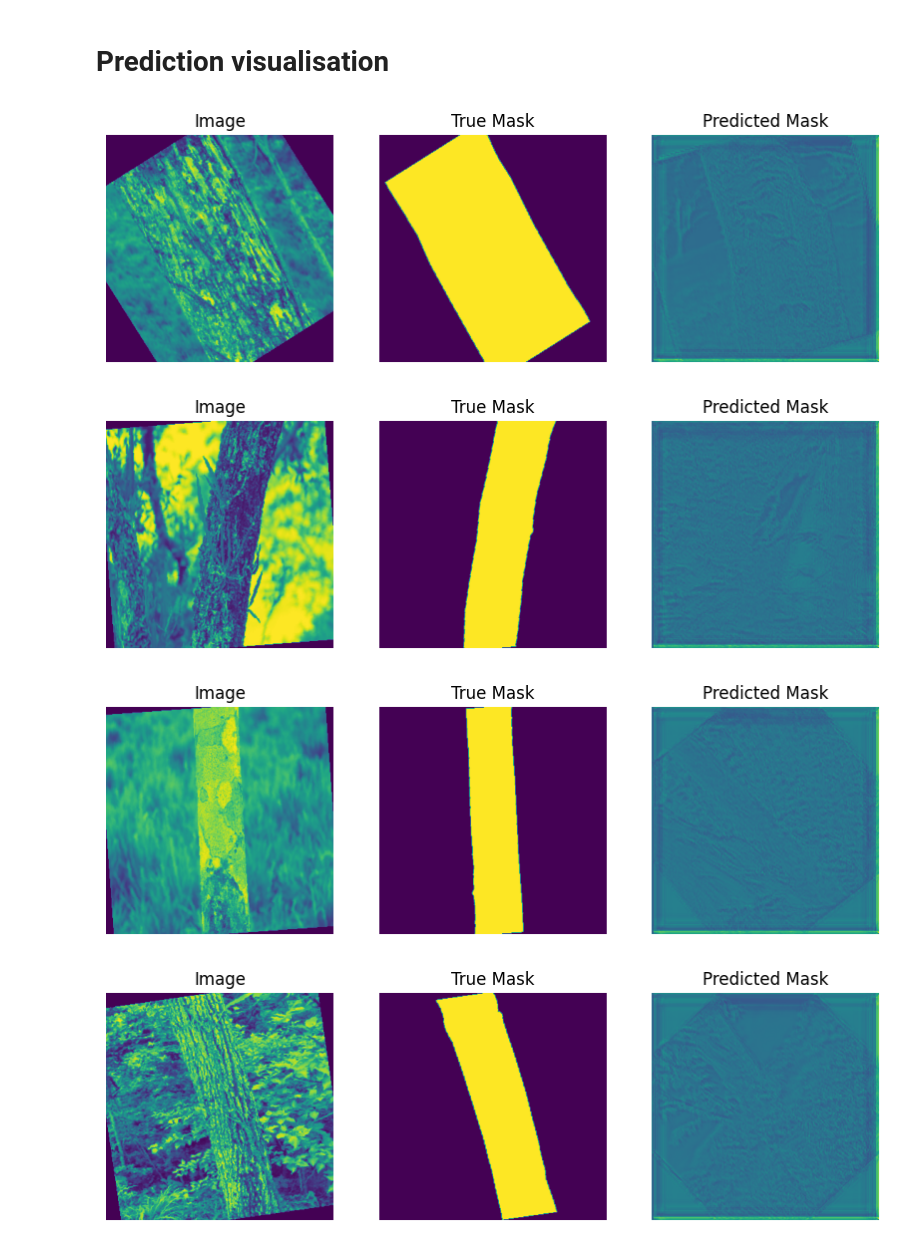
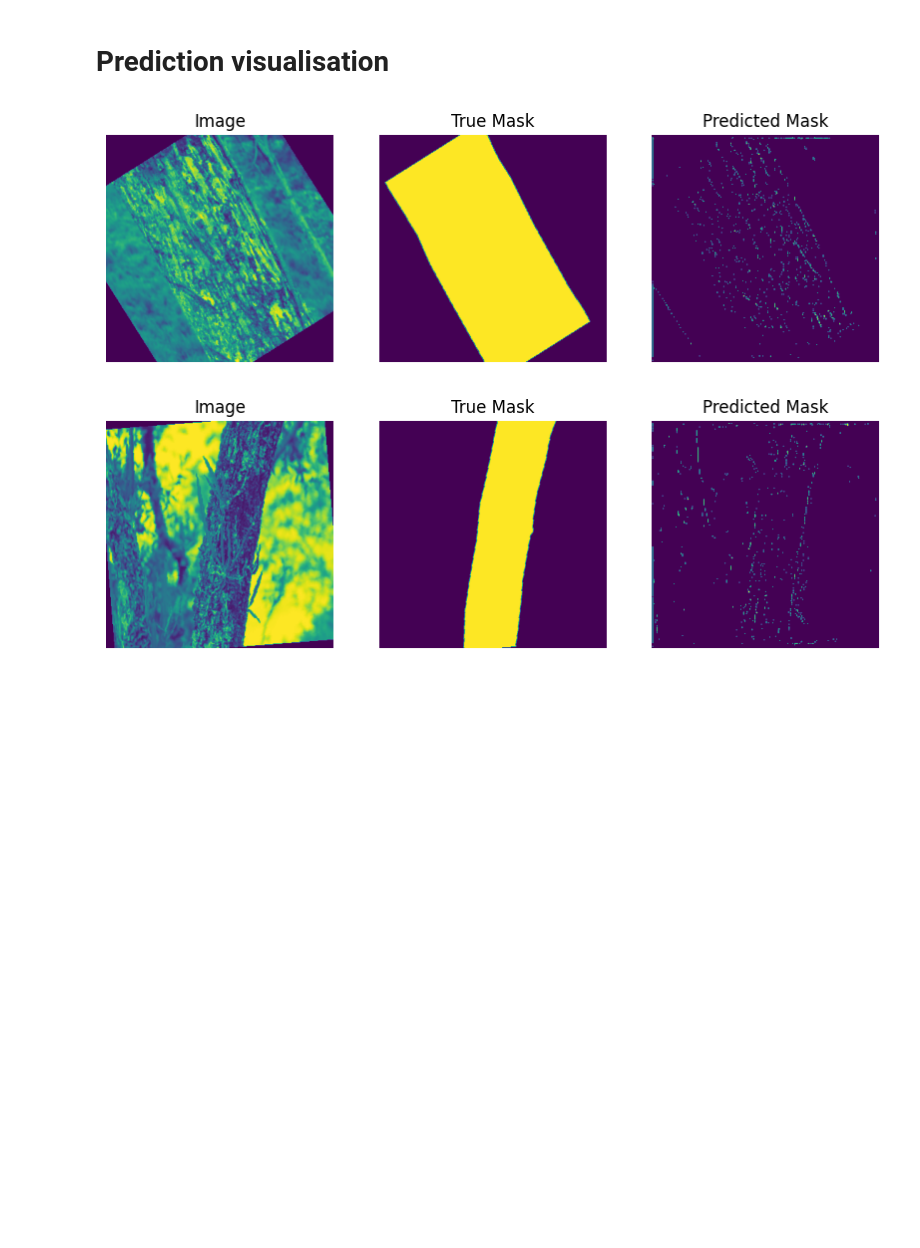
Before and after one commit to GeoKauko/TheNavySeals, a Jupyter notebook: 2_Seal_detection.ipynb, the cells around one changed output. Saved outputs shown, nothing was run; the diff lists cells and outputs as text; code cells hidden in the pictures; blank space fills up the shorter version.

Commit message:
Visualisation of prediction, something is strange with the threshold

```diff
--- a/2_Seal_detection.ipynb
+++ b/2_Seal_detection.ipynb
@@ -222,7 +222,7 @@ Unet(
 )
 # %%
 learning_rate = 0.00001
-num_epochs = 5
+num_epochs = 20
 
 # Define the loss function and optimizer
 #Tversky loss https://www.kaggle.com/code/bigironsphere/loss-function-library-keras-pytorch
@@ -314,38 +329,45 @@ Epoch 5/5, Train Loss: 0.6517, Test Loss: 0.7022
 # Prediction visualisation
 # %%
 model.eval()
+
+# Run the model on the test data
+all_outputs = []
 
 for image, mask in test_loader:
     image, mask = image.to(device), mask.to(device)
     outputs = model(image)
+    outputs = torch.sigmoid(outputs)  # Assuming the output is a logit
+    outputs = outputs.cpu().detach()
+    all_outputs.append(outputs)
 
-outputs = torch.sigmoid(outputs)  # Assuming the output is a logit
-outputs = outputs.cpu().detach()
+# Concatenate all outputs to match the dataset size
+all_outputs = torch.cat(all_outputs, dim=0)
 # %%
-for i in range(len(outputs)):
+for i in range(len(outputs[:2])):
 
   # Set visualization variables
   image, mask = test_dataset[i]
-  pred = outputs[i]
+  pred = all_outputs[i]  # Convert from (1, H, W) to (H, W)
+  pred = (pred < 0.2) # Apply threshold to get binary mask
+
   fig, axes = plt.subplots(1, 3, figsize=(10, 5))
 
   # Show image on axis 0
   axes[0].imshow(image.permute(1, 2, 0))  # Convert from tensor format (C, H, W) to (H, W, C)
   axes[0].set_title('Image')
   axes[0].axis('off')
 
   # Show True mask on axis 1
   axes[1].imshow(mask.permute(1, 2, 0))  # Convert from tensor format (C, H, W) to (H, W, C)
   axes[1].set_title('True Mask')
   axes[1].axis('off')
 
   # Show predicted mask on axis 2
-  axes[2].imshow(pred.permute(1, 2, 0))  # Convert from tensor format (C, H, W) to (H, W, C)
+  axes[2].imshow(pred.permute(1,2,0))
   axes[2].set_title('Predicted Mask')
   axes[2].axis('off')
+
   plt.show()
 # %% [output]
-[figure, old version]
+[figure, new version]
-[figure, old version]
+[figure, new version]
-[figure, removed]
-[figure, removed]
```
Also changed, not shown: parts of 2 cells of this notebook.
